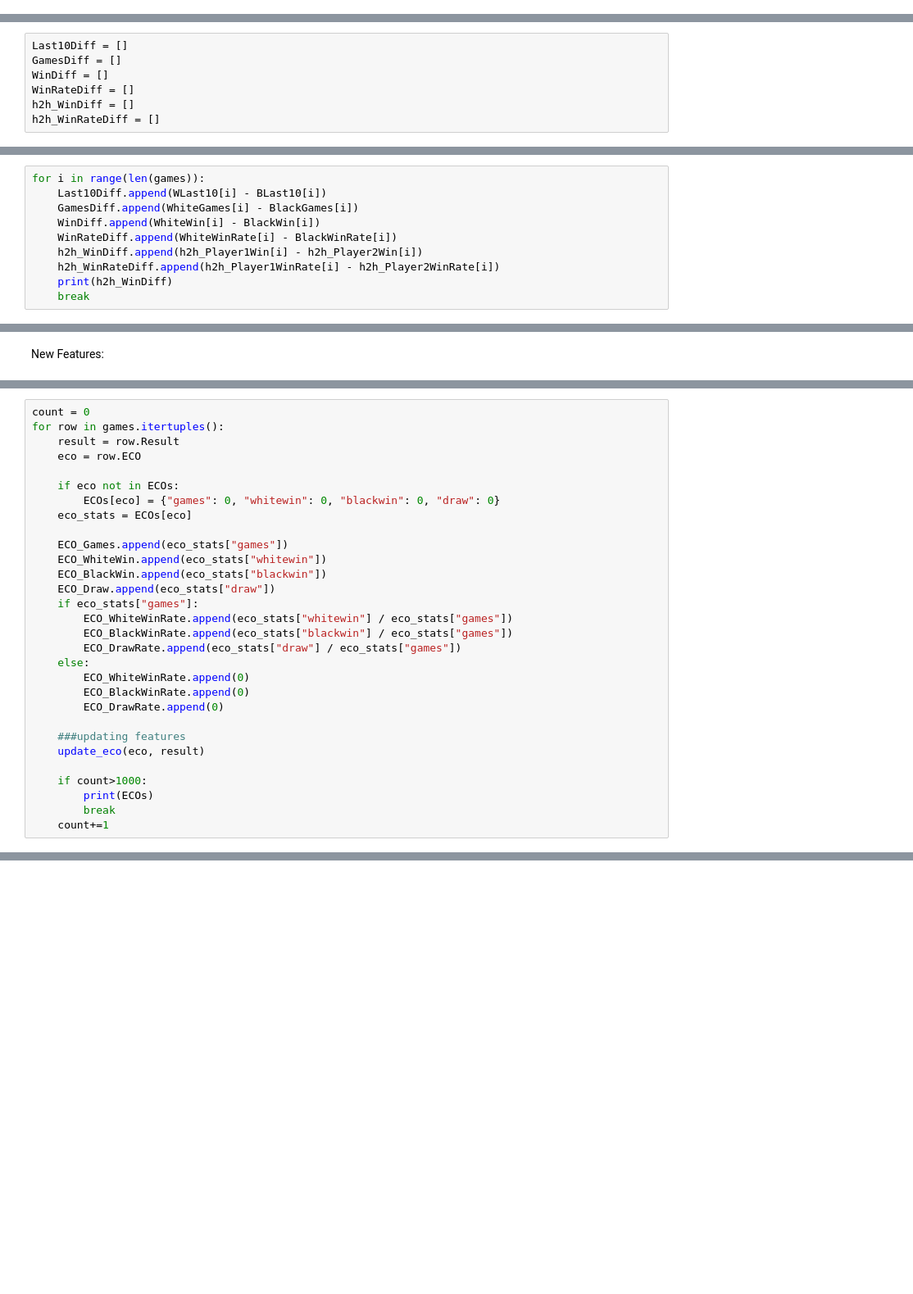
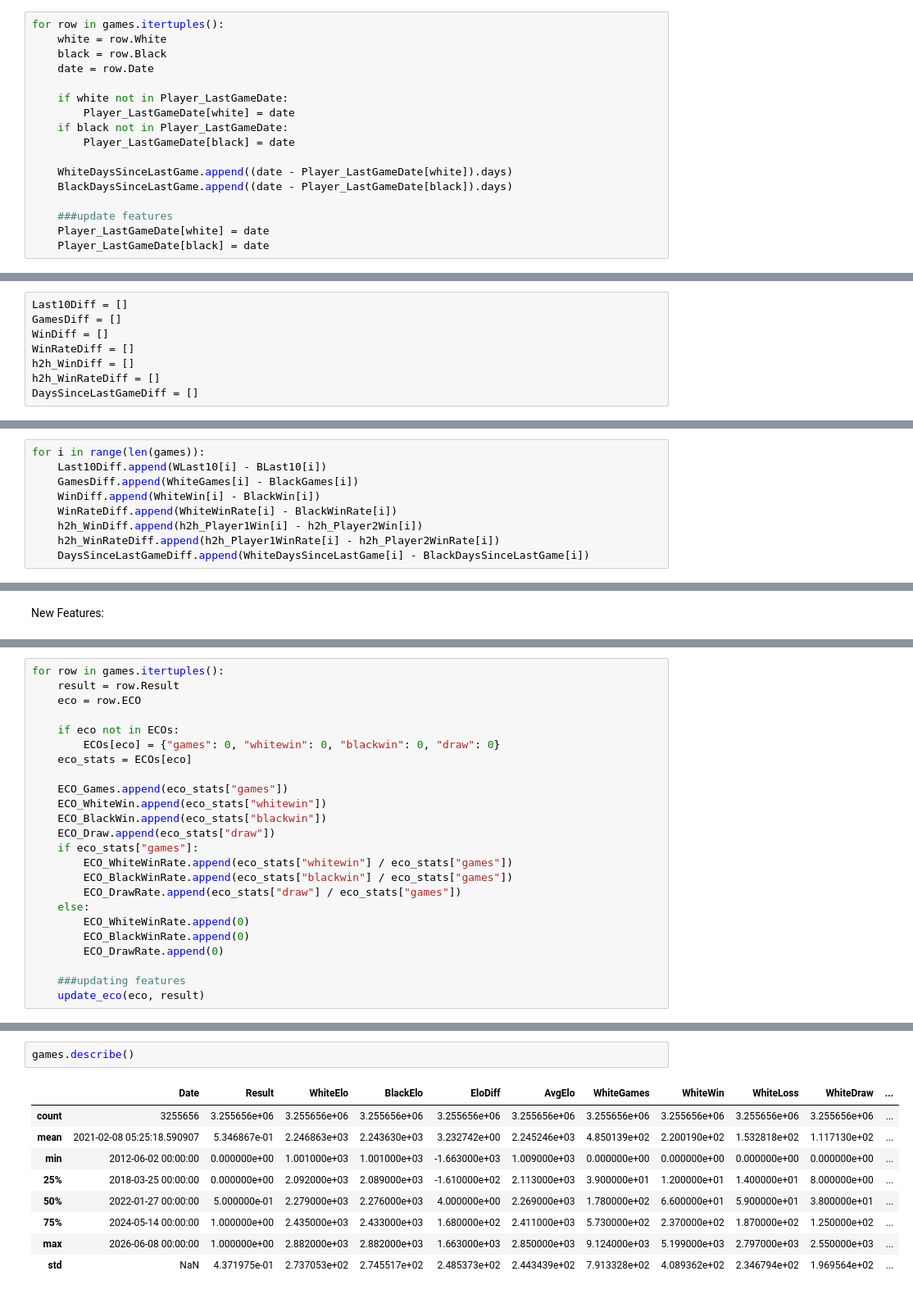
Before and after one commit to v-leela/chess, a Jupyter notebook: code/feature_engg.ipynb, the cells around one changed output, grey strips where cells are left out. Shown at 82% size. Drawn from its saved outputs; the diff is of its cells as text; blank space fills up the shorter version.

```diff
--- a/code/feature_engg.ipynb
+++ b/code/feature_engg.ipynb
@@ -321,3 +314,20 @@ for row in games.itertuples():
+# %%
+for row in games.itertuples():
+    white = row.White
+    black = row.Black
+    date = row.Date
+
+    if white not in Player_LastGameDate:
+        Player_LastGameDate[white] = date
+    if black not in Player_LastGameDate:
+        Player_LastGameDate[black] = date
+
+    WhiteDaysSinceLastGame.append((date - Player_LastGameDate[white]).days)
+    BlackDaysSinceLastGame.append((date - Player_LastGameDate[black]).days)
+
+    ###update features
+    Player_LastGameDate[white] = date
+    Player_LastGameDate[black] = date
 # %% [markdown]
 Diff
 # %% [markdown]
@@ -329,6 +339,7 @@ WinDiff = []
 WinRateDiff = []
 h2h_WinDiff = []
 h2h_WinRateDiff = []
+DaysSinceLastGameDiff = []
 # %% [markdown]
 Calculating the Diff stats:
 # %%
@@ -339,5 +350,4 @@ for i in range(len(games)):
     WinRateDiff.append(WhiteWinRate[i] - BlackWinRate[i])
     h2h_WinDiff.append(h2h_Player1Win[i] - h2h_Player2Win[i])
     h2h_WinRateDiff.append(h2h_Player1WinRate[i] - h2h_Player2WinRate[i])
-    print(h2h_WinDiff)
-    break
+    DaysSinceLastGameDiff.append(WhiteDaysSinceLastGame[i] - BlackDaysSinceLastGame[i])
@@ -370,5 +382,4 @@ def update_eco(eco, result):
 # %%
-count = 0
 for row in games.itertuples():
     result = row.Result
     eco = row.ECO
@@ -392,8 +403,3 @@ for row in games.itertuples():
 
     ###updating features
     update_eco(eco, result)
-
-    if count>1000:
-        print(ECOs)
-        break
-    count+=1
@@ -401,0 +509,12 @@ for row in games.itertuples():
+# %%
+games.describe()
+# %% [output]
+|  | Date | Result | WhiteElo | BlackElo | EloDiff | AvgElo | WhiteGames | WhiteWin | WhiteLoss | WhiteDraw | ... |
+| count | 3255656 | 3.255656e+06 | 3.255656e+06 | 3.255656e+06 | 3.255656e+06 | 3.255656e+06 | 3.255656e+06 | 3.255656e+06 | 3.255656e+06 | 3.255656e+06 | ... |
+| mean | 2021-02-08 05:25:18.590907 | 5.346867e-01 | 2.246863e+03 | 2.243630e+03 | 3.232742e+00 | 2.245246e+03 | 4.850139e+02 | 2.200190e+02 | 1.532818e+02 | 1.117130e+02 | ... |
+| min | 2012-06-02 00:00:00 | 0.000000e+00 | 1.001000e+03 | 1.001000e+03 | -1.663000e+03 | 1.009000e+03 | 0.000000e+00 | 0.000000e+00 | 0.000000e+00 | 0.000000e+00 | ... |
+| 25% | 2018-03-25 00:00:00 | 0.000000e+00 | 2.092000e+03 | 2.089000e+03 | -1.610000e+02 | 2.113000e+03 | 3.900000e+01 | 1.200000e+01 | 1.400000e+01 | 8.000000e+00 | ... |
+| 50% | 2022-01-27 00:00:00 | 5.000000e-01 | 2.279000e+03 | 2.276000e+03 | 4.000000e+00 | 2.269000e+03 | 1.780000e+02 | 6.600000e+01 | 5.900000e+01 | 3.800000e+01 | ... |
+| 75% | 2024-05-14 00:00:00 | 1.000000e+00 | 2.435000e+03 | 2.433000e+03 | 1.680000e+02 | 2.411000e+03 | 5.730000e+02 | 2.370000e+02 | 1.870000e+02 | 1.250000e+02 | ... |
+| max | 2026-06-08 00:00:00 | 1.000000e+00 | 2.882000e+03 | 2.882000e+03 | 1.663000e+03 | 2.850000e+03 | 9.124000e+03 | 5.199000e+03 | 2.797000e+03 | 2.550000e+03 | ... |
+| std | NaN | 4.371975e-01 | 2.737053e+02 | 2.745517e+02 | 2.485373e+02 | 2.443439e+02 | 7.913328e+02 | 4.089362e+02 | 2.346794e+02 | 1.969564e+02 | ... |
```
Also changed, not shown: parts of 15 cells of this notebook, 2 other files.
